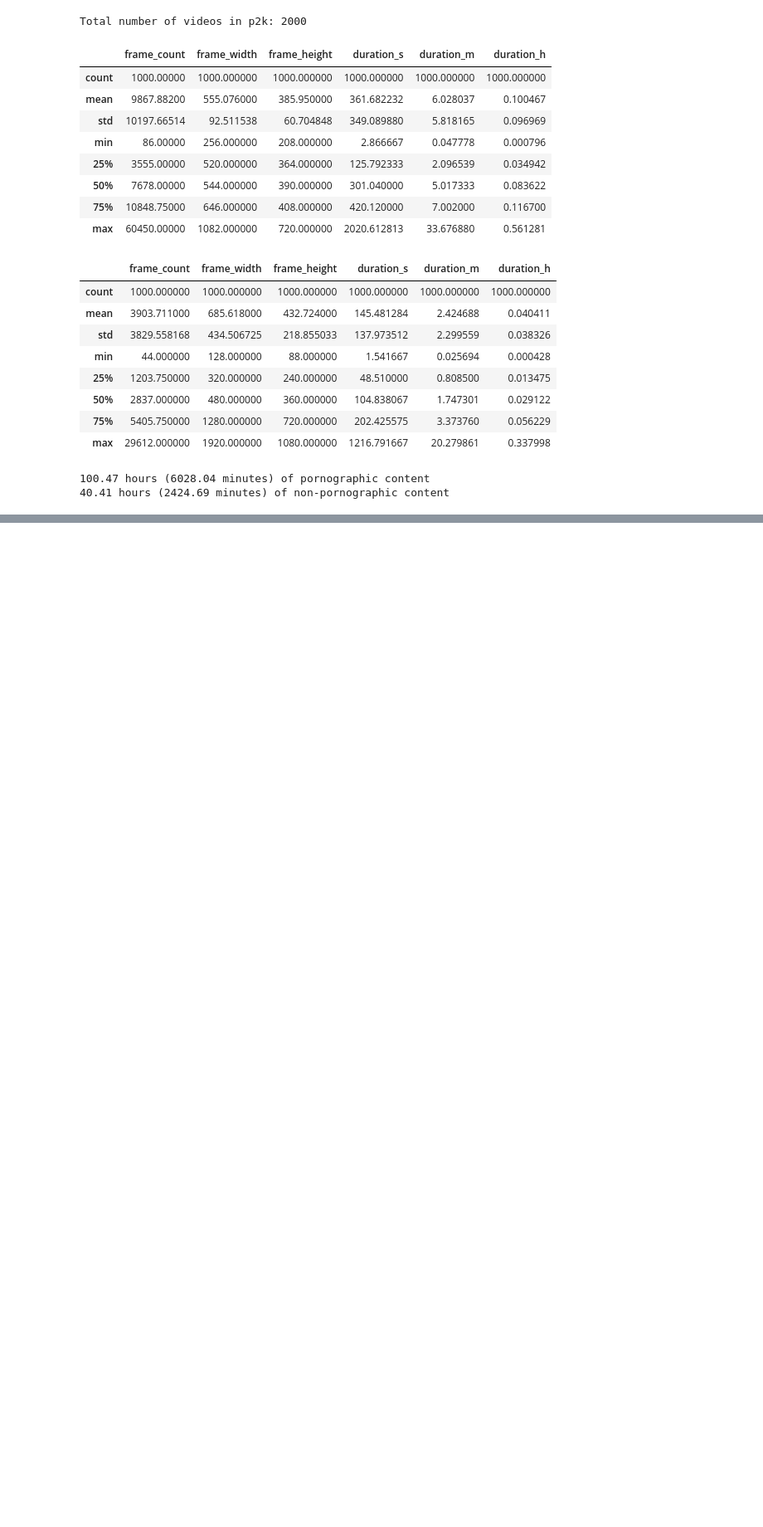
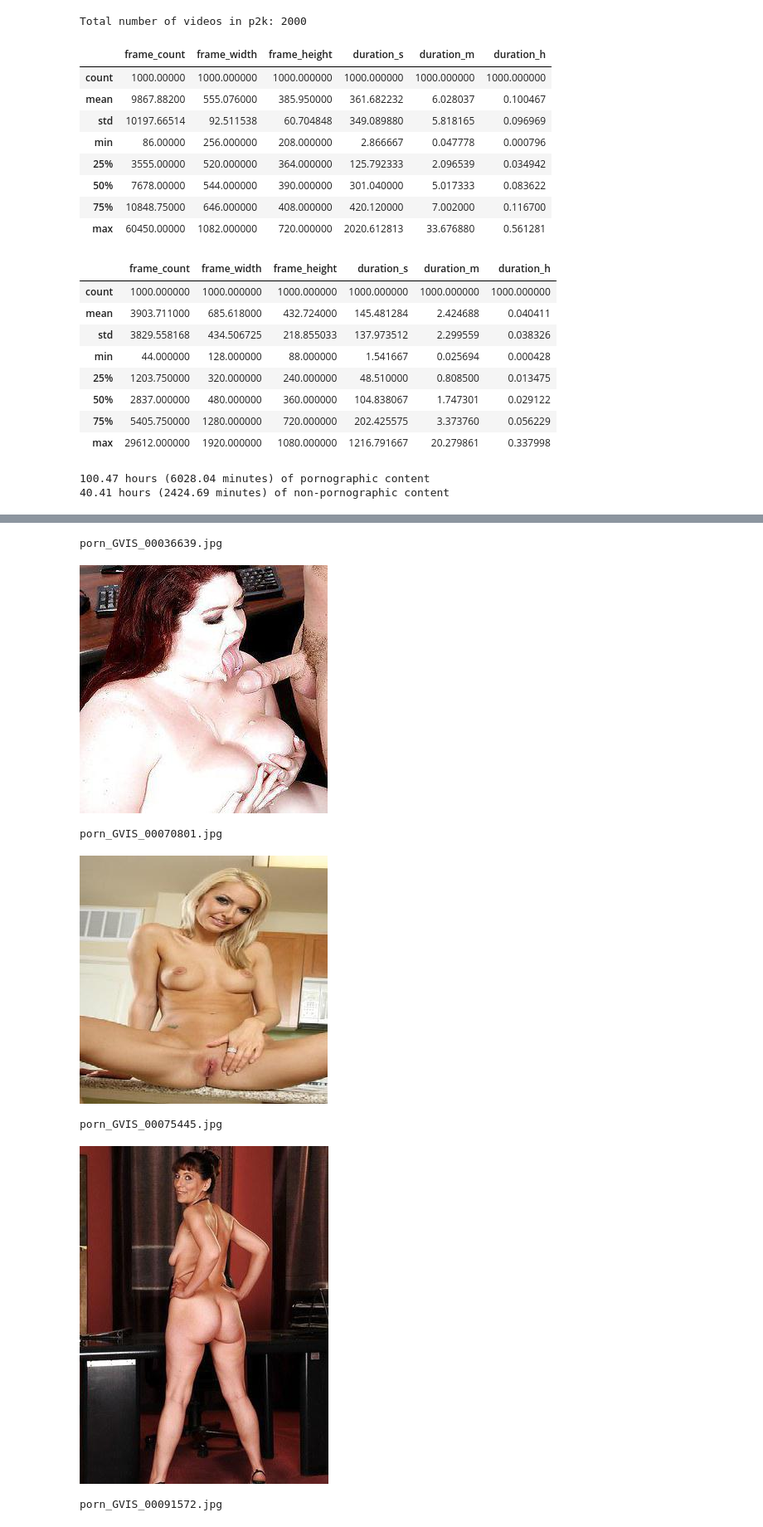
Before and after one commit to margaridav27/end-to-end-framework-pornography-detection, a Jupyter notebook: src/notebooks/exploratory_data_analysis.ipynb, the cells around one changed output, grey strips where cells are left out. Shown at 83% size. Drawn from its saved outputs; the diff is of its cells as text; code cells hidden in the pictures; blank space fills up the shorter version.

Commit message:
APD-VIDEO dataset eda and setup

```diff
--- a/src/notebooks/exploratory_data_analysis.ipynb
+++ b/src/notebooks/exploratory_data_analysis.ipynb
@@ -6,11 +6,9 @@ import pandas as pd
 import cv2 as cv
 # %%
 DATA_DIR = "/nas-ctm01/datasets/public/BIOMETRICS"
-PORN_800_DIR = f"{DATA_DIR}/pornography-database/data"
-PORN_2K_DIR = f"{DATA_DIR}/pornography-2k-db/data"
-
-p800_dir = PORN_800_DIR
-p2k_dir = PORN_2K_DIR + "/original"
+P800_DIR = os.path.join(DATA_DIR, "pornography-database", "data")
+P2K_DIR = os.path.join(DATA_DIR, "pornography-2k-db", "data", "original")
+APD_DIR = os.path.join(DATA_DIR, "apd-video-db", "data")
 # %%
 def get_video_specs(video_path):
   video = cv.VideoCapture(video_path)
@@ -383,0 +384,12 @@ print(f"{p2k_non_porn['duration_h'].sum():.2f} hours ({p2k_non_porn['duration_m'
+# %%
+# COCO: 123287 - 'nonPorn_COCO_<train|val>2014_<number>.jpg'
+# GVIS: 869006 - 'nonPorn_GVIS_<number>.jpg'
+# ILSVRC2012: 50000 - 'nonPorn_ILSVRC2012_val_<number>.jpg'
+# IMDB-WIKI: 108002 - 'nonPorn_IMDB-WIKI_n<number>_<number>.jpg'
+# TOTAL NON-PORN: 1150295
+
+non_porn_dirs = ["COCO", "GVIS", "ILSVRC2012", "IMDB-WIKI"]
+non_porn_base_dir = os.path.join(APD_DIR, "nonPorn")
+
+# TOTAL PORN: 1070035
+porn_dir = os.path.join(APD_DIR, "porn")
@@ -383,0 +422,19 @@ print(f"{p2k_non_porn['duration_h'].sum():.2f} hours ({p2k_non_porn['duration_m'
+# %%
+from PIL import Image
+i = 10
+for porn_img in os.listdir(porn_dir):
+  if porn_img.startswith("."): continue
+  if i == 0: break
+  print(porn_img)
+  Image.open(os.path.join(porn_dir, porn_img)).show()
+  i -= 1
+
+# Images are all of format 'porn_GVIS_<number>.jpg'
+# %% [output]
+porn_GVIS_00036639.jpg
+[figure, added]
+porn_GVIS_00070801.jpg
+[figure, added]
+porn_GVIS_00075445.jpg
+[figure, added]
+porn_GVIS_00091572.jpg
```
Also changed, not shown: parts of 5 cells of this notebook, 2 other files.
